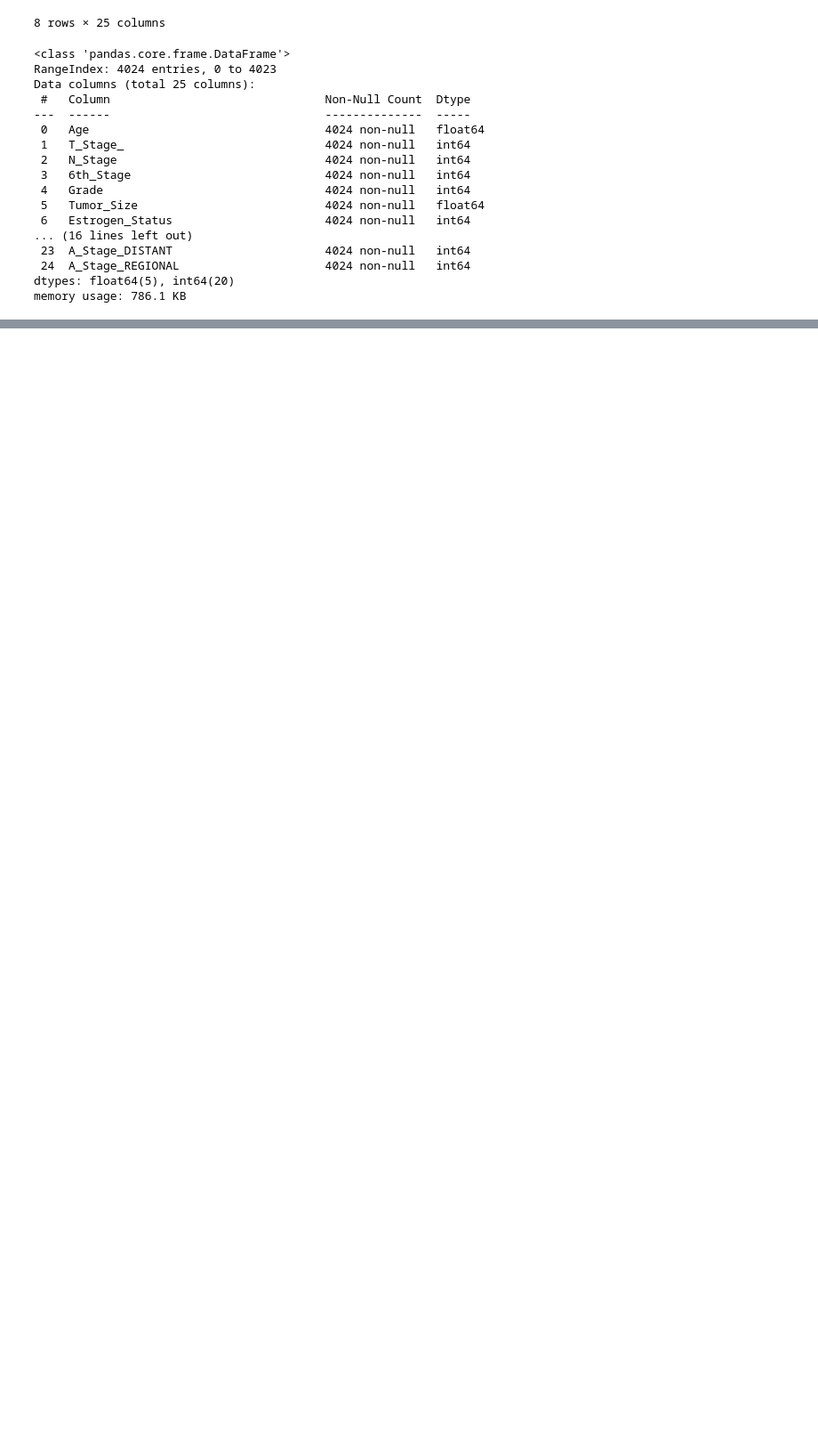
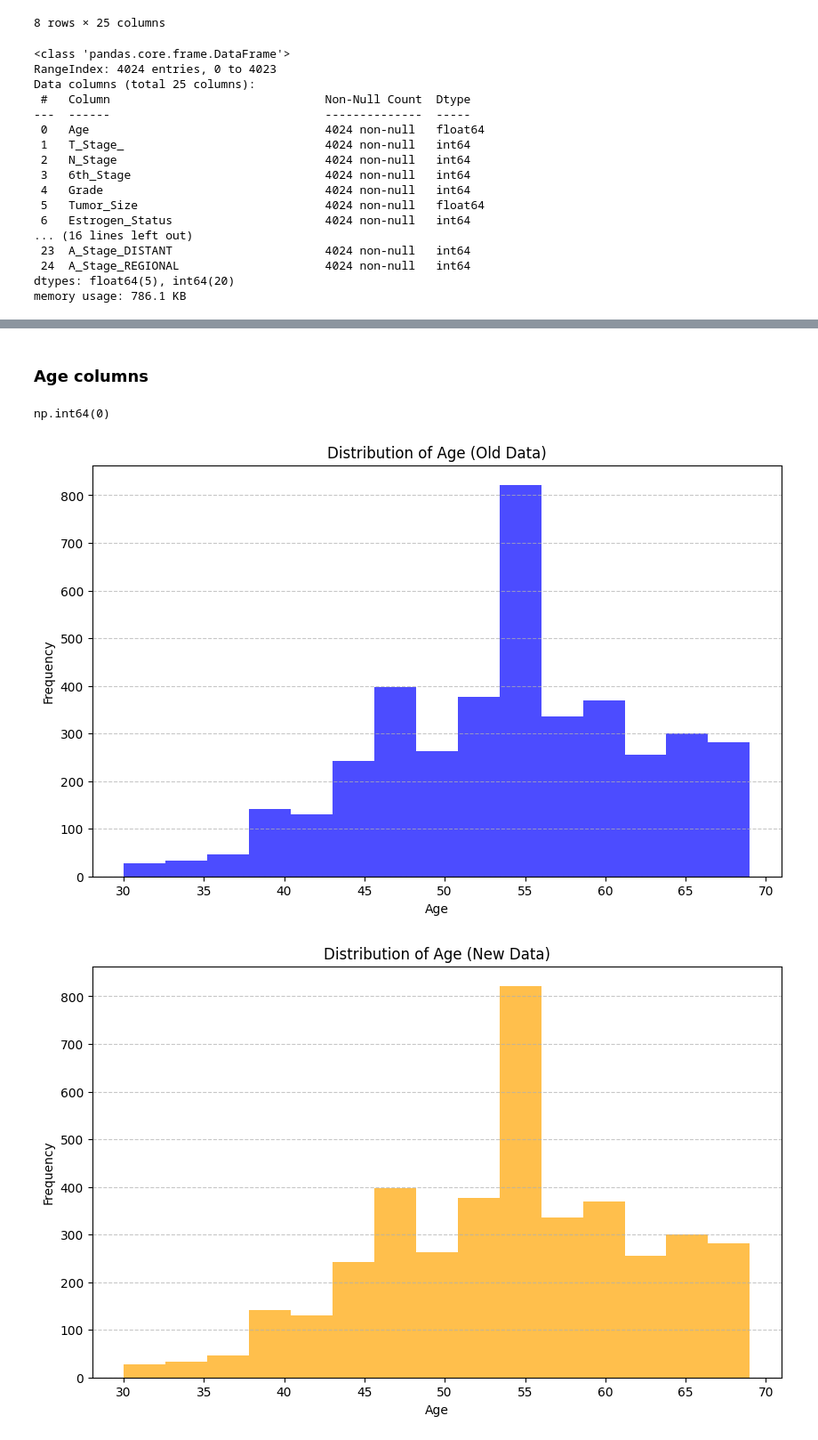
Before and after one commit to 3bdalrhmanS3d/Breast_Cancer, a Jupyter notebook: code.ipynb, the cells around one changed output, grey strips where cells are left out. Shown at 89% size. Drawn from its saved outputs; the diff is of its cells as text; code cells hidden in the pictures; blank space fills up the shorter version.

Commit message:
visualization

```diff
--- a/code.ipynb
+++ b/code.ipynb
@@ -141,5 +128,5 @@ Mode Age: 47.0
 Median Age: 54.0
 # %%
 # Fill missing values in Age with the median
-df['Age'].fillna(df['Age'].median(), inplace=True)
+ndf['Age'].fillna(ndf['Age'].median(), inplace=True)
 # %%
@@ -156,15 +143,15 @@ array(['White', ' white ', 'WHITE', nan, 'white', ' WHITE ', ' Black ',
        ' black ', ' OTHER ', 'Black', 'OTHER', ' BLACK ', 'BLACK'],
       dtype=object)
 # %%
-df['Race'] = df['Race'].str.strip().str.lower()
+ndf['Race'] = ndf['Race'].str.strip().str.lower()
 
-df['Race'] = df['Race'].replace({
+ndf['Race'] = ndf['Race'].replace({
     'white': 'White',
     'black': 'Black',
     'other': 'Other'
 })
 
-df['Race'].unique()
+ndf['Race'].unique()
 # %% [output]
 array(['White', nan, 'Black', 'Other'], dtype=object)
 # %%
@@ -179,8 +166,8 @@ Black     274
 NaN       207
 Name: count, dtype: int64
 # %%
-most_frequent_race = df['Race'].mode()[0]
-df['Race'].fillna(most_frequent_race, inplace=True)
+most_frequent_race = ndf['Race'].mode()[0]
+ndf['Race'].fillna(most_frequent_race, inplace=True)
 # %% [output]
 The behavior will change in pandas 3.0. This inplace method will never work because the intermediate object on which we are setting values always behaves as a copy.
 
@@ -194,7 +181,7 @@ df['Race'].unique()
 array(['White', 'Black', 'Other'], dtype=object)
 # %%
 # Perform one-hot encoding on the 'Race' column
-ndf = pd.get_dummies(df, columns=['Race'], drop_first=False)
+ndf = pd.get_dummies(ndf, columns=['Race'], drop_first=False)
 
 ndf.head()
 # %% [output]
@@ -1537,0 +1568,28 @@ ndf.to_csv(r'E:\DataMining\Breast_Cancer\Breast_Cancer_cleaned.csv')
+# %% [markdown]
+### Age columns
+# %%
+df['Age'].isnull().sum()
+ndf['Age'].isnull().sum()
+# %% [output]
+np.int64(0)
+# %%
+# Plot for "Age" column in df
+plt.figure(figsize=(10, 6))
+plt.hist(df['Age'], bins=15, color='blue', alpha=0.7)
+plt.title('Distribution of Age (Old Data)')
+plt.xlabel('Age')
+plt.ylabel('Frequency')
+plt.grid(axis='y', linestyle='--', alpha=0.7)
+plt.show()
+
+# Plot for "Age" column in ndf
+plt.figure(figsize=(10, 6))
+plt.hist(ndf['Age'], bins=15, color='orange', alpha=0.7)
+plt.title('Distribution of Age (New Data)')
+plt.xlabel('Age')
+plt.ylabel('Frequency')
+plt.grid(axis='y', linestyle='--', alpha=0.7)
+plt.show()
+# %% [output]
+[figure, added]
+[figure, added]
```
Also changed, not shown: parts of 29 cells of this notebook, 1 other file.
